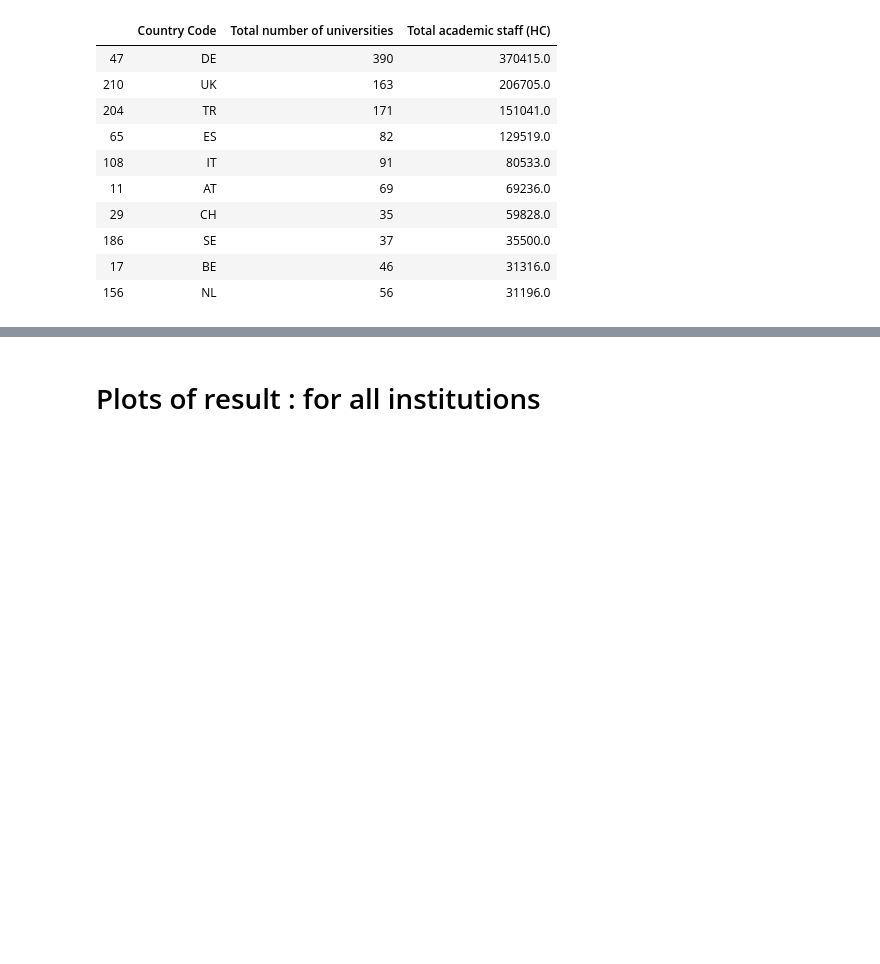
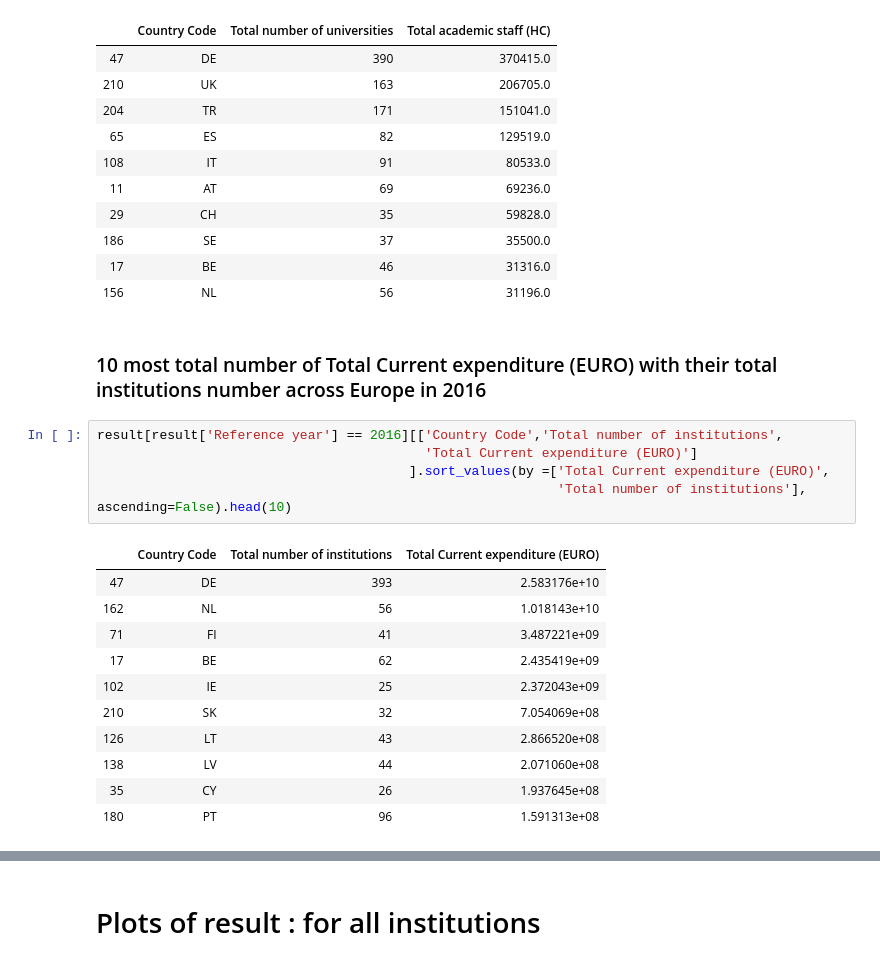
Before and after one commit to dilaraisikli/Statistical-Data-Quality-Analysis-on-ETER, a Jupyter notebook: plots.ipynb, the cells around one changed output, grey strips where cells are left out. Drawn from its saved outputs; the diff is of its cells as text; blank space fills up the shorter version.

```diff
--- a/plots.ipynb
+++ b/plots.ipynb
@@ -194,3 +228,22 @@ result_uni[result_uni['Reference year'] == 2016][['Country Code','Total number o
 | 186 | SE | 37 | 35500.0 |
 | 17 | BE | 46 | 31316.0 |
 | 156 | NL | 56 | 31196.0 |
+# %% [markdown]
+### 10 most total number of Total Current expenditure (EURO) with their total institutions number across Europe in 2016
+# %%
+result[result['Reference year'] == 2016][['Country Code','Total number of institutions',
+                                          'Total Current expenditure (EURO)']
+                                        ].sort_values(by =['Total Current expenditure (EURO)',
+                                                           'Total number of institutions'], ascending=False).head(10)
+# %% [output]
+|  | Country Code | Total number of institutions | Total Current expenditure (EURO) |
+| 47 | DE | 393 | 2.583176e+10 |
+| 162 | NL | 56 | 1.018143e+10 |
+| 71 | FI | 41 | 3.487221e+09 |
+| 17 | BE | 62 | 2.435419e+09 |
+| 102 | IE | 25 | 2.372043e+09 |
+| 210 | SK | 32 | 7.054069e+08 |
+| 126 | LT | 43 | 2.866520e+08 |
+| 138 | LV | 44 | 2.071060e+08 |
+| 35 | CY | 26 | 1.937645e+08 |
+| 180 | PT | 96 | 1.591313e+08 |
```
Also changed, not shown: parts of 13 cells of this notebook, 1 other file.
